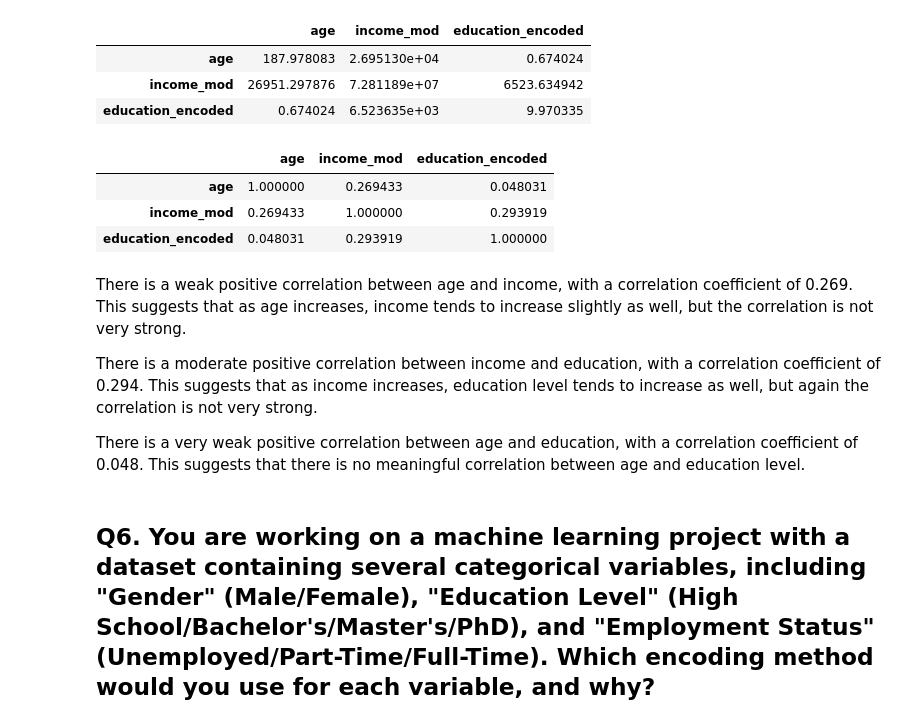
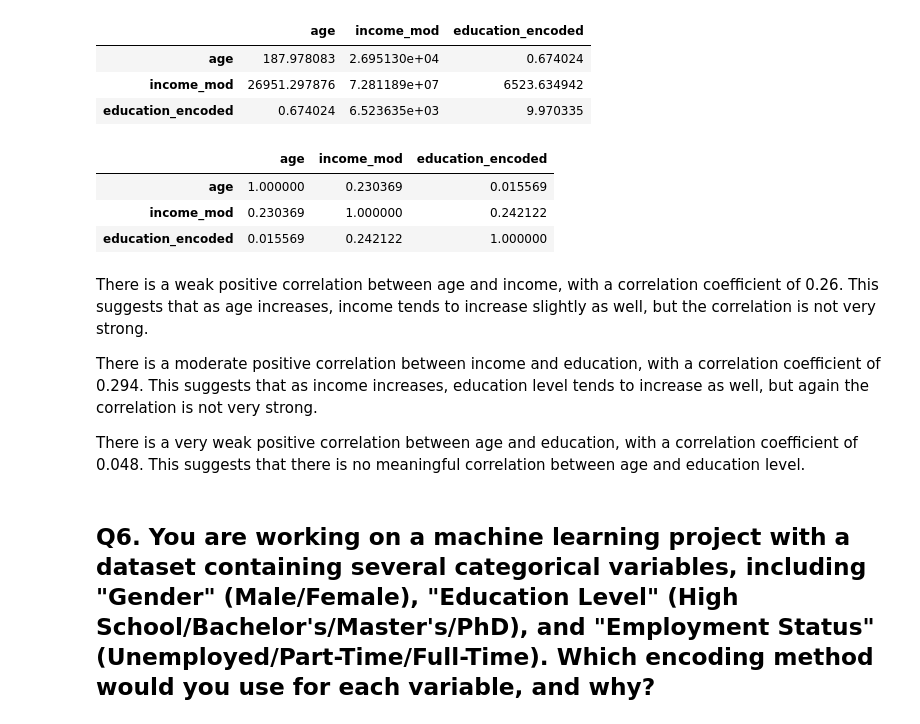
Before and after one commit to vvithurshan/Data-Science-Master, a Jupyter notebook: Assignment/Assignment_March_21.ipynb, the cells around one changed output. Cells and saved outputs as stored; diff of their text form; code cells hidden in the pictures.

```diff
--- a/Assignment/Assignment_March_21.ipynb
+++ b/Assignment/Assignment_March_21.ipynb
@@ -139,14 +139,14 @@ df.cov()
 | income_mod | 26951.297876 | 7.281189e+07 | 6523.634942 |
 | education_encoded | 0.674024 | 6.523635e+03 | 9.970335 |
 # %%
-df.corr(method='spearman')
+df.corr(method='pearson')
 # %% [output]
 |  | age | income_mod | education_encoded |
-| age | 1.000000 | 0.269433 | 0.048031 |
-| income_mod | 0.269433 | 1.000000 | 0.293919 |
-| education_encoded | 0.048031 | 0.293919 | 1.000000 |
+| age | 1.000000 | 0.230369 | 0.015569 |
+| income_mod | 0.230369 | 1.000000 | 0.242122 |
+| education_encoded | 0.015569 | 0.242122 | 1.000000 |
 # %% [markdown]
-There is a weak positive correlation between age and income, with a correlation coefficient of 0.269. This suggests that as age increases, income tends to increase slightly as well, but the correlation is not very strong.
+There is a weak positive correlation between age and income, with a correlation coefficient of 0.26. This suggests that as age increases, income tends to increase slightly as well, but the correlation is not very strong.
 
 There is a moderate positive correlation between income and education, with a correlation coefficient of 0.294. This suggests that as income increases, education level tends to increase as well, but again the correlation is not very strong.
 
```
Also changed, not shown: parts of 2 cells of this notebook.
